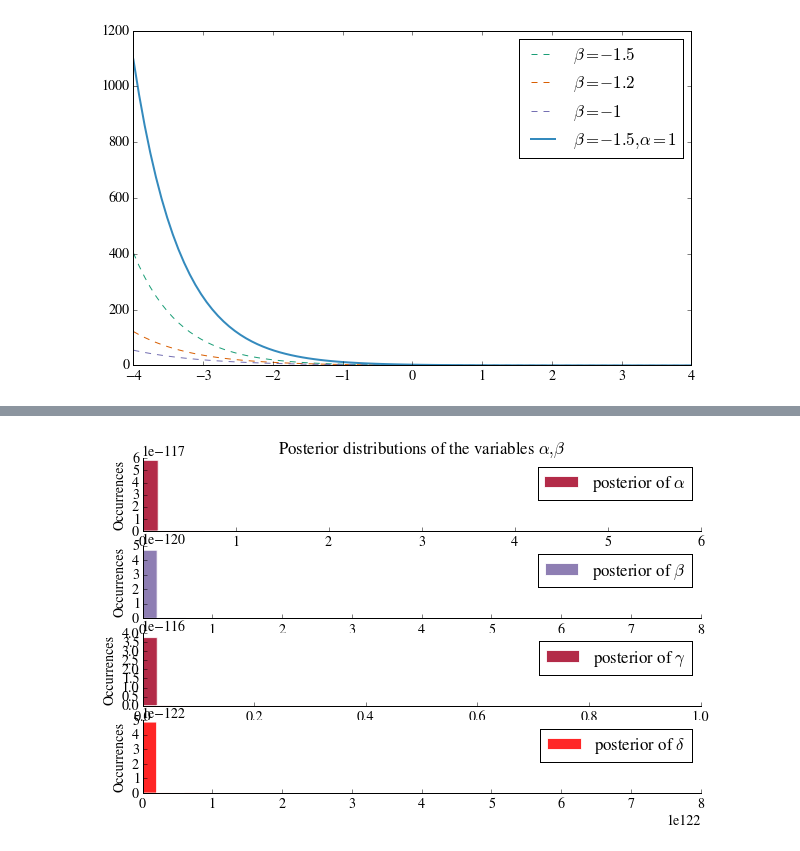
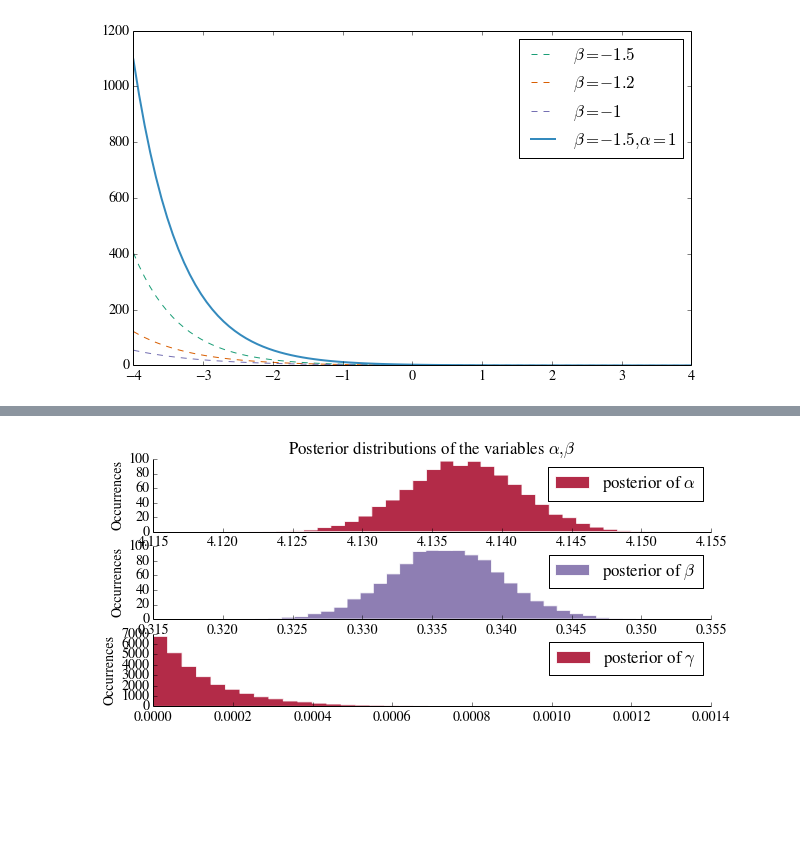
Before and after one commit to fraser-campbell/Machine-Learning-Projects, a Jupyter notebook: Bike Sharing/Bike Sharing.ipynb, the cells around one changed output, grey strips where cells are left out. Drawn from its saved outputs; the diff is of its cells as text; code cells hidden in the pictures; blank space fills up the shorter version.

```diff
--- a/Bike Sharing/Bike Sharing.ipynb
+++ b/Bike Sharing/Bike Sharing.ipynb
@@ -491,11 +491,14 @@ import scipy.stats as stats #Import library which contains statistical functions
 # %%
 #X hour data used initially
+def normalize(x):
+   return (x - x.mean()) / x.std()
+
 hour = data['hour'][0:1000]
-hour_norm = (hour - hour.mean()) / hour.std()
+hour_norm = normalize(hour_norm)
 hour_2 = hour**2
-hour_2_norm = (hour_2 - hour_2.mean()) / hour_2.std()
+hour_2_norm = normalize(hour_2_norm)
 hour_3 = hour**3
-hour_3_norm = (hour_3 - hour_3.mean()) / hour_3.std()
+hour_3_norm = normalize(hour_3_norm)
 
 #Y count data
 y = data['count'][0:1000]
@@ -504,14 +507,14 @@ y = data['count'][0:1000]
 beta = mc.Exponential("beta", 0.05)
 alpha = mc.Exponential("alpha", 3.5)
 gamma = mc.Exponential("gamma", 0.001)
-delta = mc.Exponential("delta", 0.00001)
+# delta = mc.Exponential("delta", 0.00001)
 
 @mc.deterministic
 def rate_param2(x=hour_norm, x2=hour_2_norm, x3=hour_3_norm, beta=beta, alpha=alpha, gamma=gamma, delta=delta):
-    return np.exp(np.dot(beta, x) + np.dot(gamma, x2) + np.dot(delta, x3) + alpha)
+    return np.exp(np.dot(beta, x) + np.dot(gamma, x2) + alpha)
 
 observed2 = mc.Poisson("poisson_count", rate_param2, value=y, observed=True)
-model2 = mc.Model([observed2, beta, alpha, gamma, delta])
+model2 = mc.Model([observed2, beta, alpha, gamma])
 
 # Mysterious code to be explained in Chapter 3
 map_2 = mc.MAP(model2)
@@ -554,41 +557,41 @@ mcmc.sample(120000, 50000, 2)
 # %%
-alpha_samples = mcmc.trace('alpha')[:, None]  # best to make them 1d
-beta_samples = mcmc.trace('beta')[:, None]
+# alpha_samples = mcmc.trace('alpha')[:, None]  # best to make them 1d
+# beta_samples = mcmc.trace('beta')[:, None]
 
 alpha_samples2 = mcmc2.trace('alpha')[:, None]  # best to make them 1d
 beta_samples2 = mcmc2.trace('beta')[:, None]
 gamma_samples2 = mcmc2.trace('gamma')[:, None]
-delta_samples2 = mcmc2.trace('delta')[:, None]
+# delta_samples2 = mcmc2.trace('delta')[:, None]
 
 # histograms of the samples:
 plt.subplot(411)
 plt.title(r"Posterior distributions of the variables $\alpha, \beta$")
 plt.ylabel("Occurrences")
 plt.hist(alpha_samples2, histtype='stepfilled', bins=35, alpha=0.85,
          label=r"posterior of $\alpha$", color="#A60628", normed=True)
 plt.legend()
 remove_border()
 
 plt.subplot(412)
 plt.ylabel("Occurrences")
 plt.hist(beta_samples2, histtype='stepfilled', bins=35, alpha=0.85,
          label=r"posterior of $\beta$", color="#7A68A6", normed=True)
 plt.legend()
 remove_border()
 
 plt.subplot(413)
 plt.ylabel("Occurrences")
 plt.hist(gamma_samples2, histtype='stepfilled', bins=35, alpha=0.85,
          label=r"posterior of $\gamma$", color="#A60628", normed=True)
 plt.legend()
 remove_border()
 
-plt.subplot(414)
-plt.ylabel("Occurrences")
-plt.hist(delta_samples2, histtype='stepfilled', bins=35, alpha=0.85,
-         label=r"posterior of $\delta$", color="red", normed=True)
-plt.legend()
-remove_border()
+# plt.subplot(414)
+# plt.ylabel("Occurrences")
+# plt.hist(delta_samples2, histtype='stepfilled', bins=35, alpha=0.85,
+#          label=r"posterior of $\delta$", color="red", normed=True)
+# plt.legend()
+# remove_border()
 # %% [output]
-[figure, old version]
+[figure, new version]
 # %%
```
Also changed, not shown: parts of 8 cells of this notebook.
